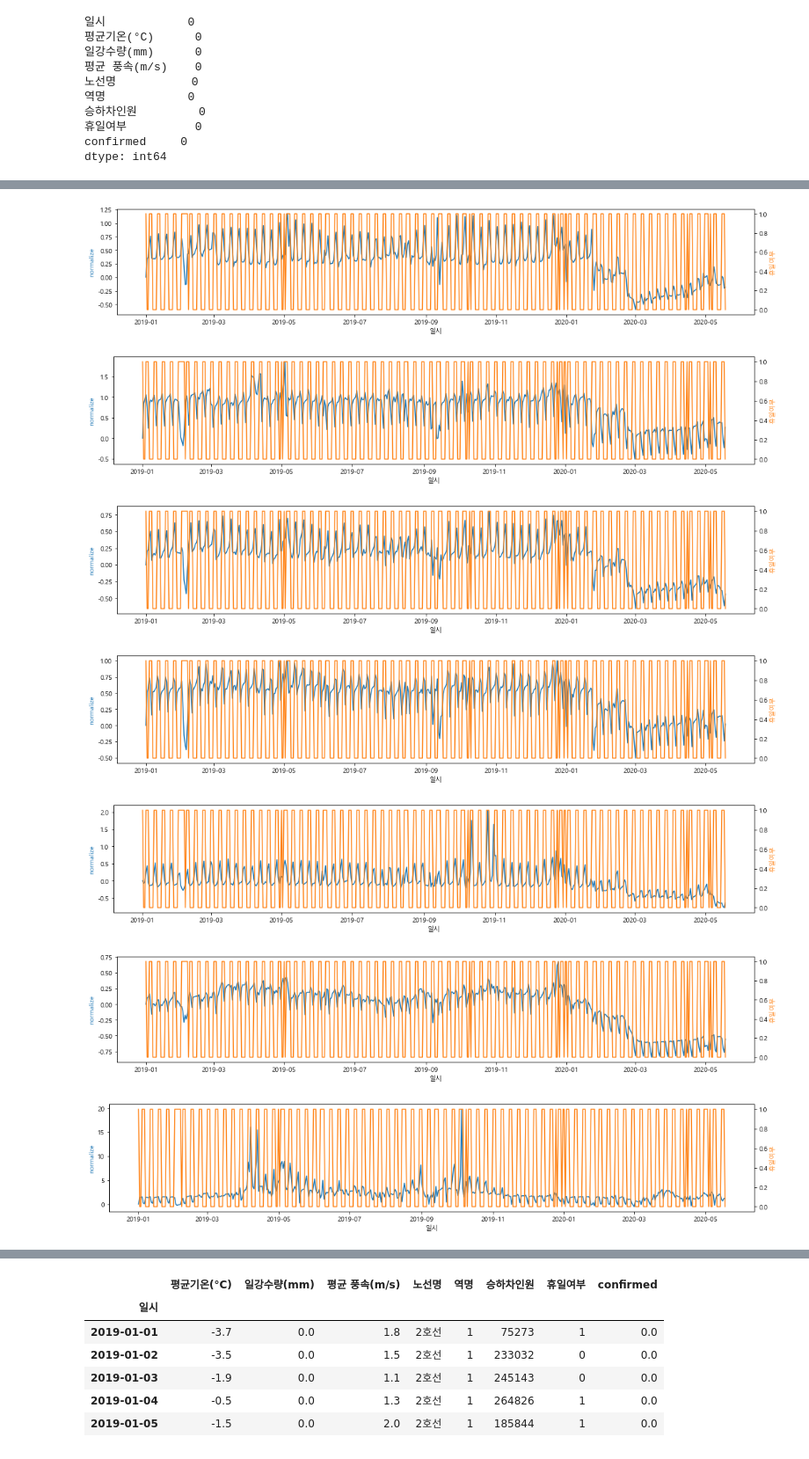
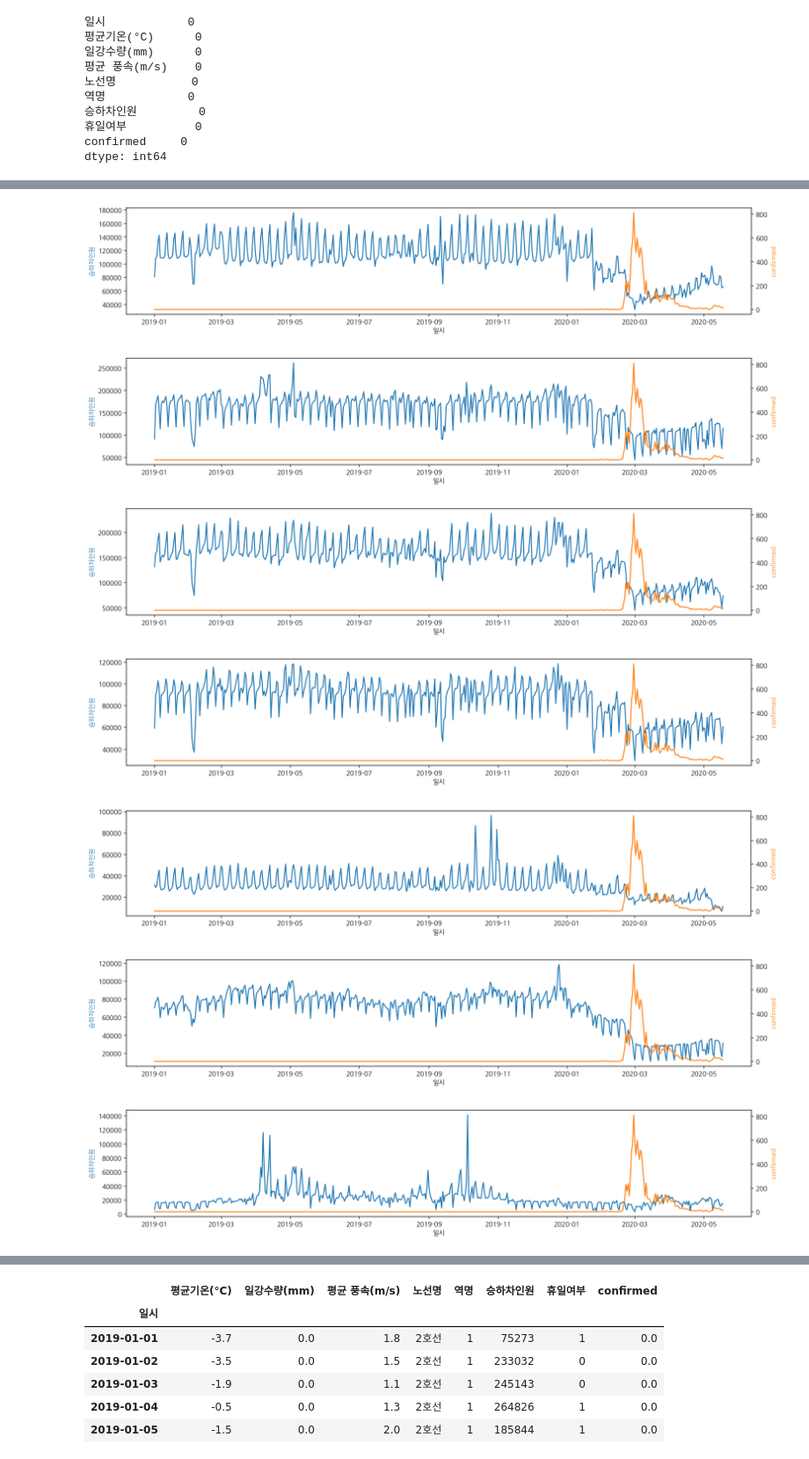
Before and after one commit to soonhp/Bachelor_s_degree, a Jupyter notebook: DeepLearning(졸업논문_python)/metro.ipynb, the cells around one changed output, grey strips where cells are left out. Shown at 88% size. Cells and saved outputs as stored; diff of their text form; code cells hidden in the pictures.

```diff
--- a/DeepLearning(졸업논문_python)/metro.ipynb
+++ b/DeepLearning(졸업논문_python)/metro.ipynb
@@ -35,0 +69,21 @@ else:
+# %%
+  import matplotlib.pyplot as plt
+  import matplotlib as mpl
+  import matplotlib.font_manager as fm
+  import numpy as np
+  %matplotlib inline
+  %config InlineBackend.figure_format = 'retina'
+
+  mpl.rcParams['axes.unicode_minus'] = False
+  # 그래프에서 마이너스 폰트 깨질 경우 대비
+
+  path = '/usr/share/fonts/truetype/nanum/NanumGothicBold.ttf'
+  font_name = fm.FontProperties(fname=path, size=18).get_name()
+  plt.rc('font', family=font_name)
+  fm._rebuild() # 이걸 해줘야 plt.rc가 작동
+
+  plt.plot(np.random.randn(4, 8), np.random.randn(4,8), 'bo--')
+  plt.title('타이틀')
+  plt.xlabel('X 라벨')
+  plt.ylabel('Y 라벨')
+  plt.show()
@@ -486,6 +517,10 @@ weather_add_1.loc[(weather_add_1['휴일여부'] == 2), '휴일여부'] = 1
 weather_add_1 = pd.read_csv('weather_holiday_metro_1.csv',encoding='CP949')
 #weather_add_1
 weather_add_1['일시'] = pd.to_datetime(weather_add_1['일시'], format='%Y-%m-%d', errors='raise')
-weather_add_1
+weather_add_1['휴일여부'] = weather_add_1['일시'].dt.weekday       # 요일숫자(0-월, 1-화)
+weather_add_1.loc[(weather_add_1['휴일여부'] <= 3, '휴일여부')] = 0
+weather_add_1.loc[(weather_add_1['휴일여부'] == 6, '휴일여부')] = 0
+weather_add_1.loc[(weather_add_1['휴일여부'] > 3, '휴일여부')] = 1
+weather_add_1.head(15)
 # %% [output]
 |  | 일시 | 평균기온(°C) | 일강수량(mm) | 평균 풍속(m/s) | 노선명 | 역명 | 승하차인원 | 휴일여부 |
@@ -624,7 +661,7 @@ plt.show()
 # %%
 plt.figure(figsize=(15, 6))
 for i in weather_add_covid.역명.unique():
-    plt.plot(weather_add_covid[weather_add_covid.역명 == i].일시, weather_add_covid[weather_add_covid.역명 == i].승하차인원, label='역명 {}'.format(i))
+  subway = ['강남','고터','잠실','홍대','건대','이태원','명동','여의']
+  plt.plot(weather_add_covid[weather_add_covid.역명 == i].일시, weather_add_covid[weather_add_covid.역명 == i].승하차인원, label=subway[i-1])
 plt.legend()
-plt.savefig('metro_6.png')
 # %% [output]
@@ -647,6 +685,6 @@ def corr_graph(data_frame, subway_num, idx_col, y_cols):
     fig.tight_layout()
     plt.show()
 # %%
-for i in weather_add_covid_norm.역명.unique():
-    corr_graph(weather_add_covid_norm, i, '일시', ['normalize', '휴일여부'])
+for i in weather_add_covid.역명.unique():
+    corr_graph(weather_add_covid, i, '일시', ['승하차인원', 'confirmed'])
 # %% [output]
@@ -654,10 +692,10 @@ for i in weather_add_covid_norm.역명.unique():
-[figure, old version]
+[figure, new version]
-[figure, old version]
+[figure, new version]
-[figure, old version]
+[figure, new version]
-[figure, old version]
+[figure, new version]
-[figure, old version]
+[figure, new version]
-[figure, old version]
+[figure, new version]
-[figure, old version]
+[figure, new version]
 # %%
 #승하차인원 정규화
 import numpy as np
```
Also changed, not shown: parts of 90 cells of this notebook, 1 other file.
